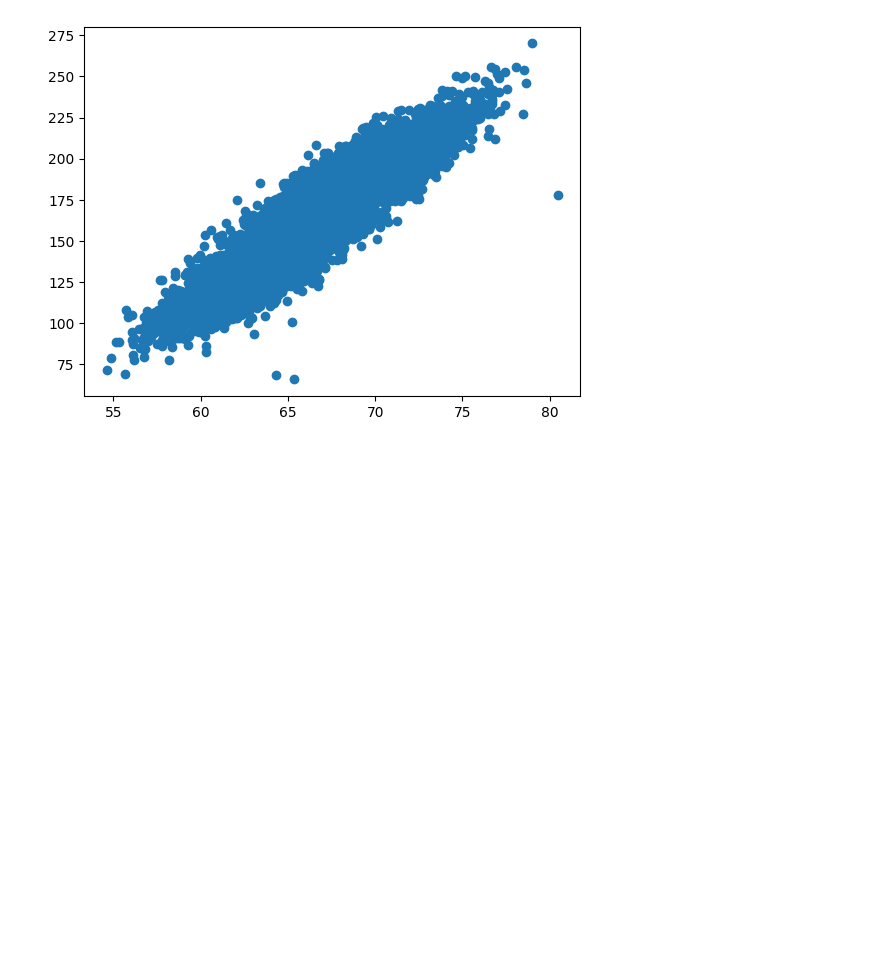
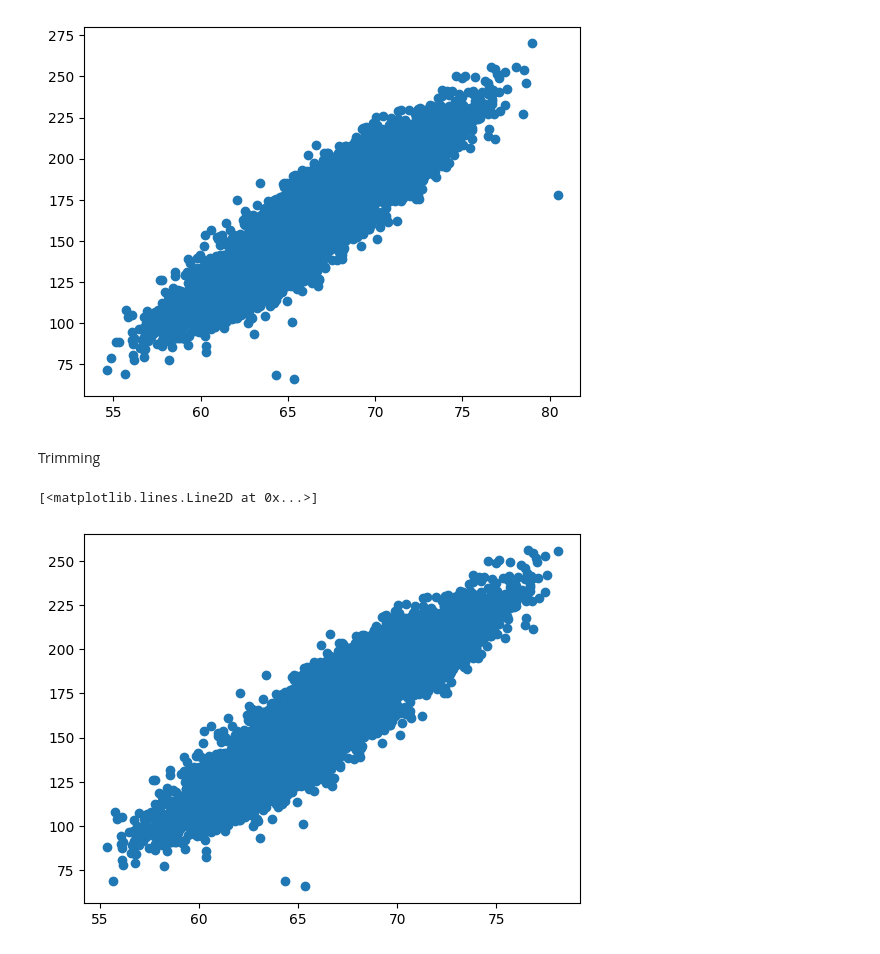
Before and after one commit to Mirazbd123/ML_Course, a Jupyter notebook: Assignment/outlier_detection_and_removal_using_z-score.ipynb, the cells around one changed output. Cells and saved outputs as stored; diff of their text form; code cells hidden in the pictures; blank space fills up the shorter version.

```diff
--- a/Assignment/outlier_detection_and_removal_using_z-score.ipynb
+++ b/Assignment/outlier_detection_and_removal_using_z-score.ipynb
@@ -61,3 +61,12 @@ plt.plot(df['Height'],df['Weight'],'o')
 # %% [output]
 [<matplotlib.lines.Line2D at 0x...>]
 [figure]
+# %% [markdown]
+Trimming
+# %%
+new_df = df[(df['Height'] < 78.36) & (df['Height'] > 55.25)]
+# %%
+plt.plot(new_df['Height'],new_df['Weight'],'o')
+# %% [output]
+[<matplotlib.lines.Line2D at 0x...>]
+[figure, added]
```
Also changed, not shown: parts of 8 cells of this notebook.
